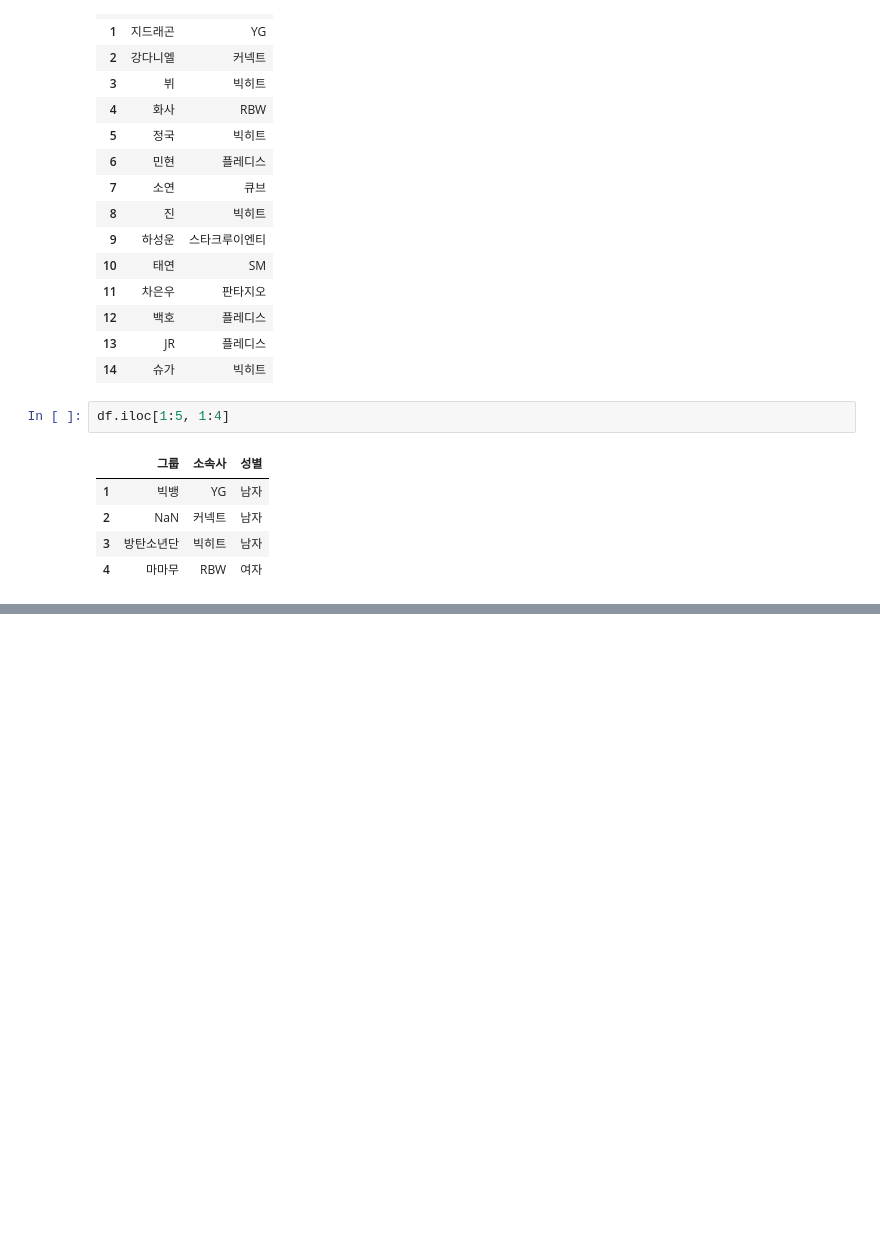
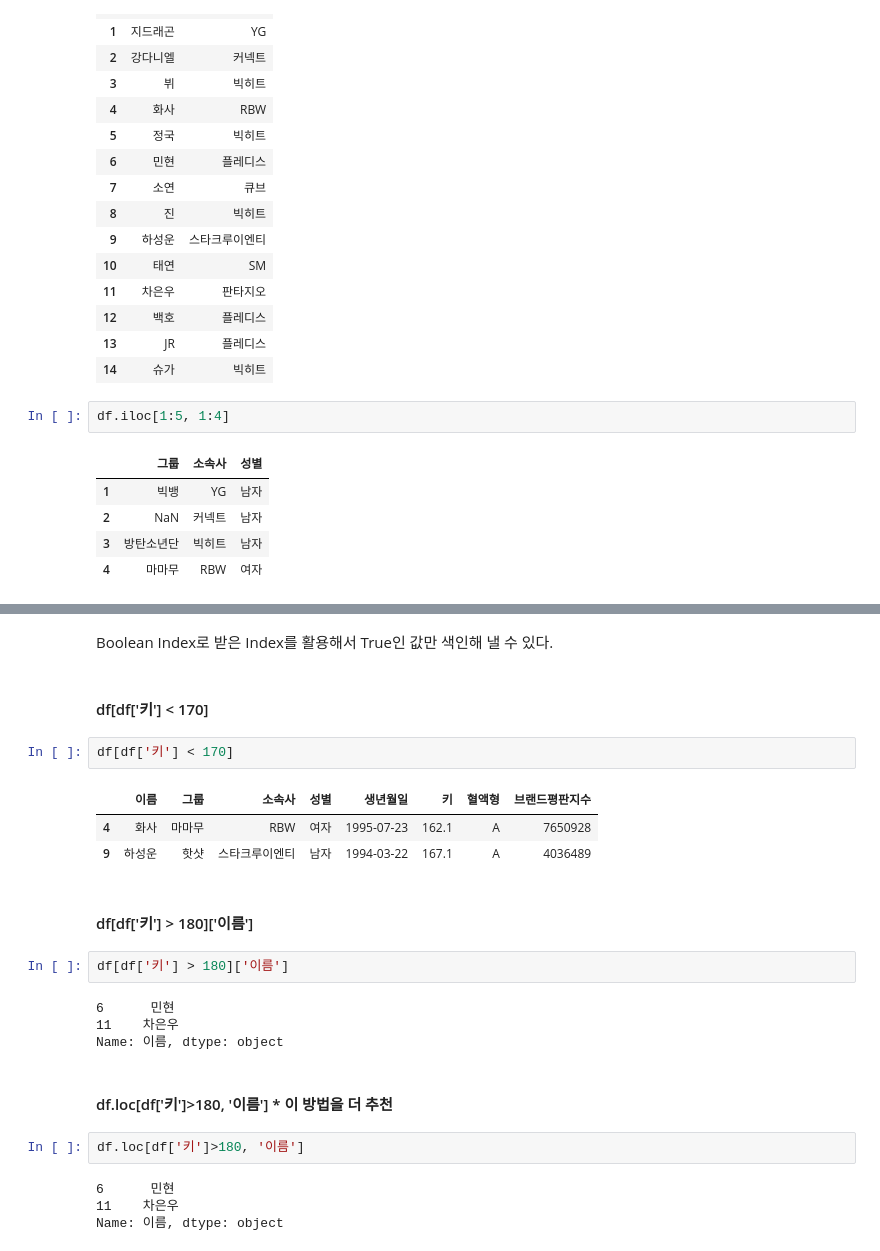
Before and after one commit to star77sa/TIL-Blog, a Jupyter notebook: _notebooks/2021-08-09-Pandas.ipynb, the cells around one changed output, grey strips where cells are left out. Cells and saved outputs as stored; diff of their text form; blank space fills up the shorter version.

```diff
--- a/_notebooks/2021-08-09-Pandas.ipynb
+++ b/_notebooks/2021-08-09-Pandas.ipynb
@@ -217,0 +239,26 @@ df.iloc[1:5, 1:4]
+# %% [markdown]
+Boolean Index로 받은 Index를 활용해서 True인 값만 색인해 낼 수 있다.
+# %% [markdown]
+#### df[df['키'] < 170]
+# %%
+df[df['키'] < 170]
+# %% [output]
+|  | 이름 | 그룹 | 소속사 | 성별 | 생년월일 | 키 | 혈액형 | 브랜드평판지수 |
+| 4 | 화사 | 마마무 | RBW | 여자 | 1995-07-23 | 162.1 | A | 7650928 |
+| 9 | 하성운 | 핫샷 | 스타크루이엔티 | 남자 | 1994-03-22 | 167.1 | A | 4036489 |
+# %% [markdown]
+#### df[df['키'] > 180]['이름']
+# %%
+df[df['키'] > 180]['이름']
+# %% [output]
+6      민현
+11    차은우
+Name: 이름, dtype: object
+# %% [markdown]
+#### df.loc[df['키']>180, '이름'] * 이 방법을 더 추천
+# %%
+df.loc[df['키']>180, '이름']
+# %% [output]
+6      민현
+11    차은우
+Name: 이름, dtype: object
```
Also changed, not shown: parts of 13 cells of this notebook.
